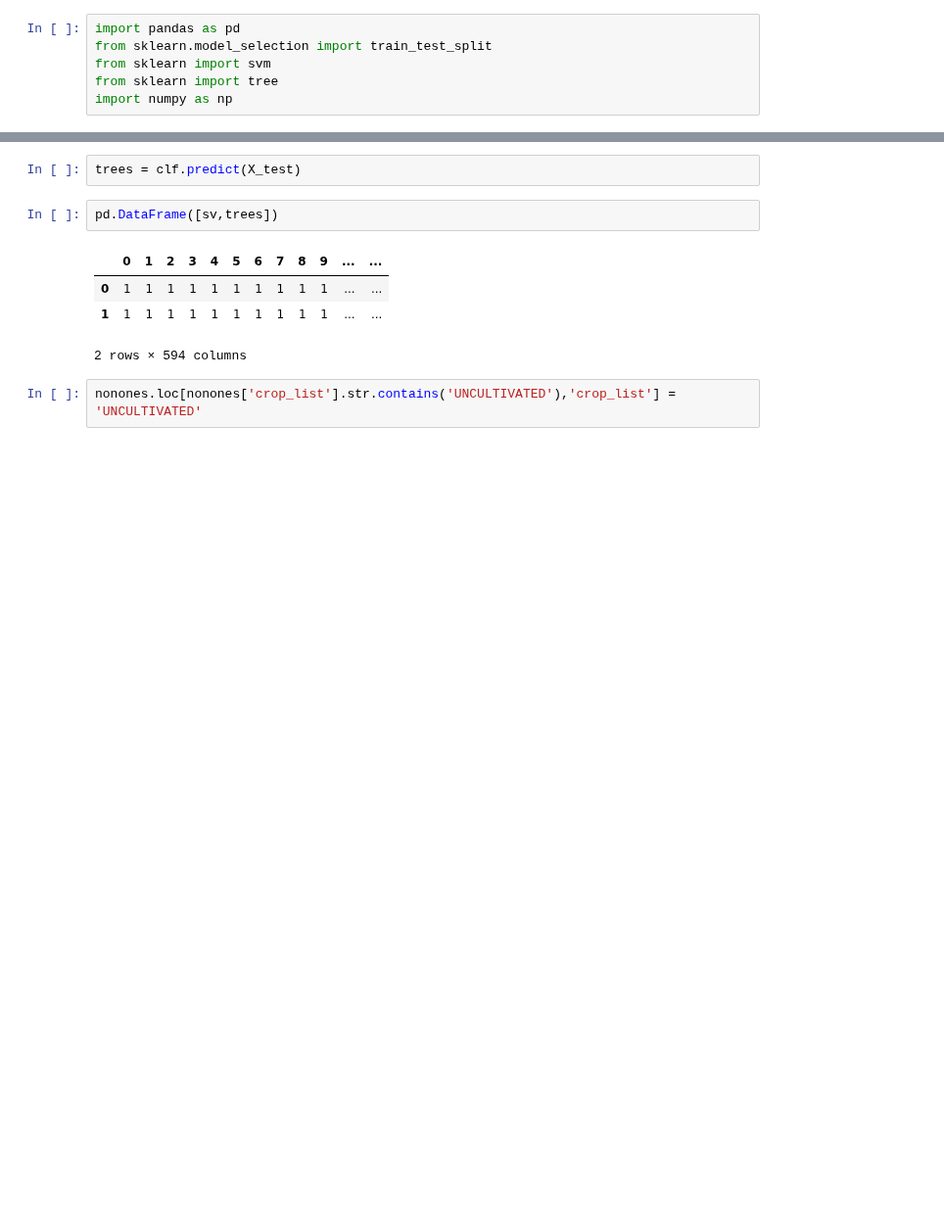
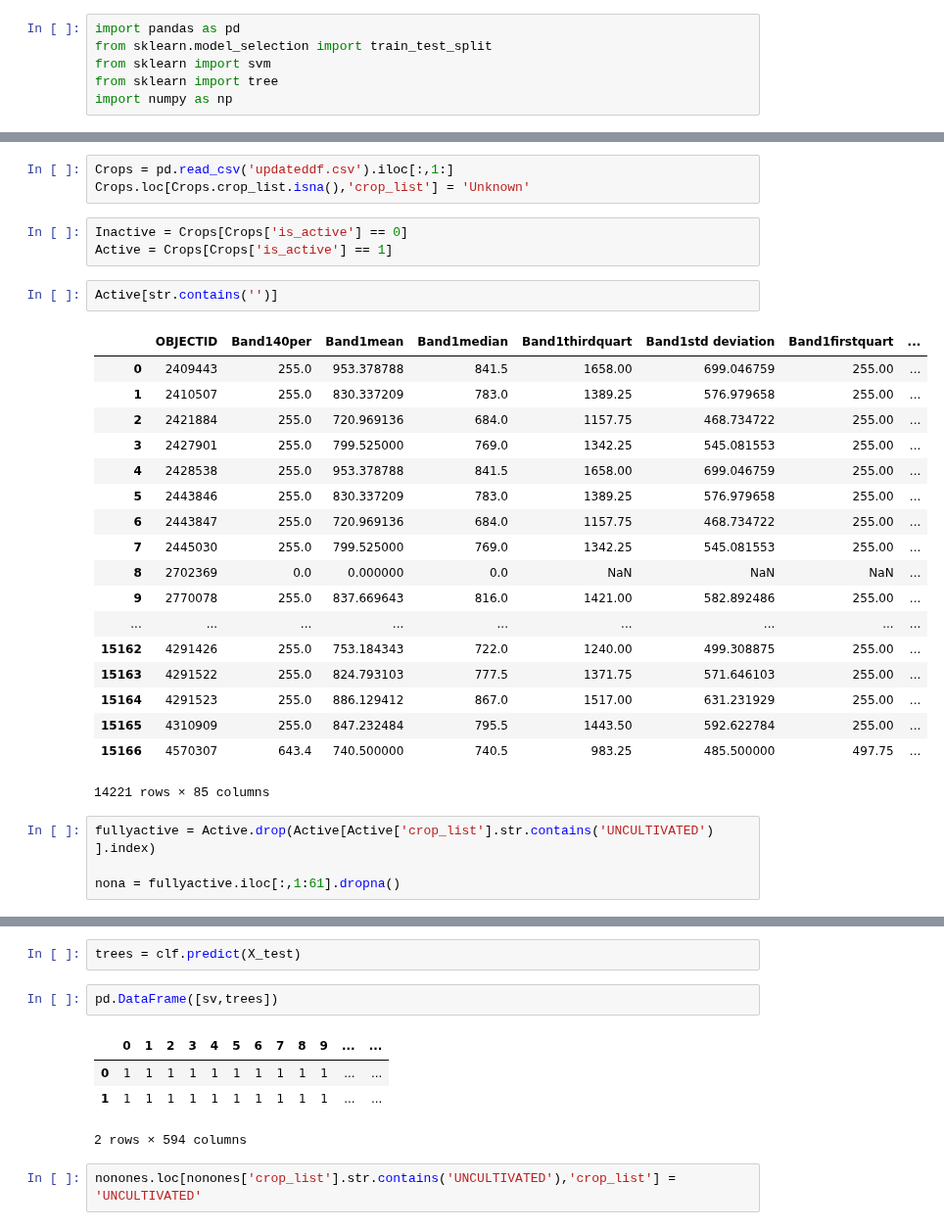
Before and after one commit to MarcelColvin/GeoSpatial-Classification, a Jupyter notebook: MakingtheClass.ipynb, the cells around one changed output, grey strips where cells are left out. Shown at 98% size. Drawn from its saved outputs; the diff is of its cells as text; blank space fills up the shorter version.

Commit message:
Active v Inactive

```diff
--- a/MakingtheClass.ipynb
+++ b/MakingtheClass.ipynb
@@ -27,0 +7,31 @@ CbandDensity[pd.notna(CbandDensity['crop_list'])]
+# %%
+Crops = pd.read_csv('updateddf.csv').iloc[:,1:]
+Crops.loc[Crops.crop_list.isna(),'crop_list'] = 'Unknown'
+# %%
+Inactive = Crops[Crops['is_active'] == 0]
+Active = Crops[Crops['is_active'] == 1]
+# %%
+Active[str.contains('')]
+# %% [output]
+|  | OBJECTID | Band140per | Band1mean | Band1median | Band1thirdquart | Band1std deviation | Band1firstquart | ... |
+| 0 | 2409443 | 255.0 | 953.378788 | 841.5 | 1658.00 | 699.046759 | 255.00 | ... |
+| 1 | 2410507 | 255.0 | 830.337209 | 783.0 | 1389.25 | 576.979658 | 255.00 | ... |
+| 2 | 2421884 | 255.0 | 720.969136 | 684.0 | 1157.75 | 468.734722 | 255.00 | ... |
+| 3 | 2427901 | 255.0 | 799.525000 | 769.0 | 1342.25 | 545.081553 | 255.00 | ... |
+| 4 | 2428538 | 255.0 | 953.378788 | 841.5 | 1658.00 | 699.046759 | 255.00 | ... |
+| 5 | 2443846 | 255.0 | 830.337209 | 783.0 | 1389.25 | 576.979658 | 255.00 | ... |
+| 6 | 2443847 | 255.0 | 720.969136 | 684.0 | 1157.75 | 468.734722 | 255.00 | ... |
+| 7 | 2445030 | 255.0 | 799.525000 | 769.0 | 1342.25 | 545.081553 | 255.00 | ... |
+| 8 | 2702369 | 0.0 | 0.000000 | 0.0 | NaN | NaN | NaN | ... |
+| 9 | 2770078 | 255.0 | 837.669643 | 816.0 | 1421.00 | 582.892486 | 255.00 | ... |
+| ... | ... | ... | ... | ... | ... | ... | ... | ... |
+| 15162 | 4291426 | 255.0 | 753.184343 | 722.0 | 1240.00 | 499.308875 | 255.00 | ... |
+| 15163 | 4291522 | 255.0 | 824.793103 | 777.5 | 1371.75 | 571.646103 | 255.00 | ... |
+| 15164 | 4291523 | 255.0 | 886.129412 | 867.0 | 1517.00 | 631.231929 | 255.00 | ... |
+| 15165 | 4310909 | 255.0 | 847.232484 | 795.5 | 1443.50 | 592.622784 | 255.00 | ... |
+| 15166 | 4570307 | 643.4 | 740.500000 | 740.5 | 983.25 | 485.500000 | 497.75 | ... |
+14221 rows × 85 columns
+# %%
+fullyactive = Active.drop(Active[Active['crop_list'].str.contains('UNCULTIVATED') ].index)
+
+nona = fullyactive.iloc[:,1:61].dropna()
```
Also changed, not shown: parts of 13 cells of this notebook.
